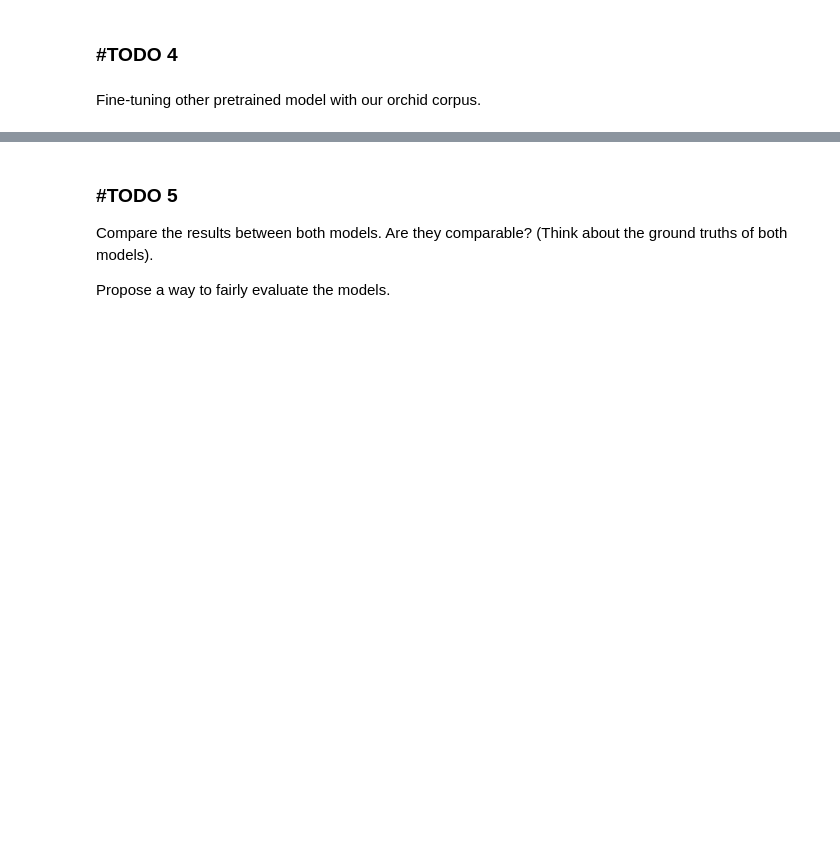
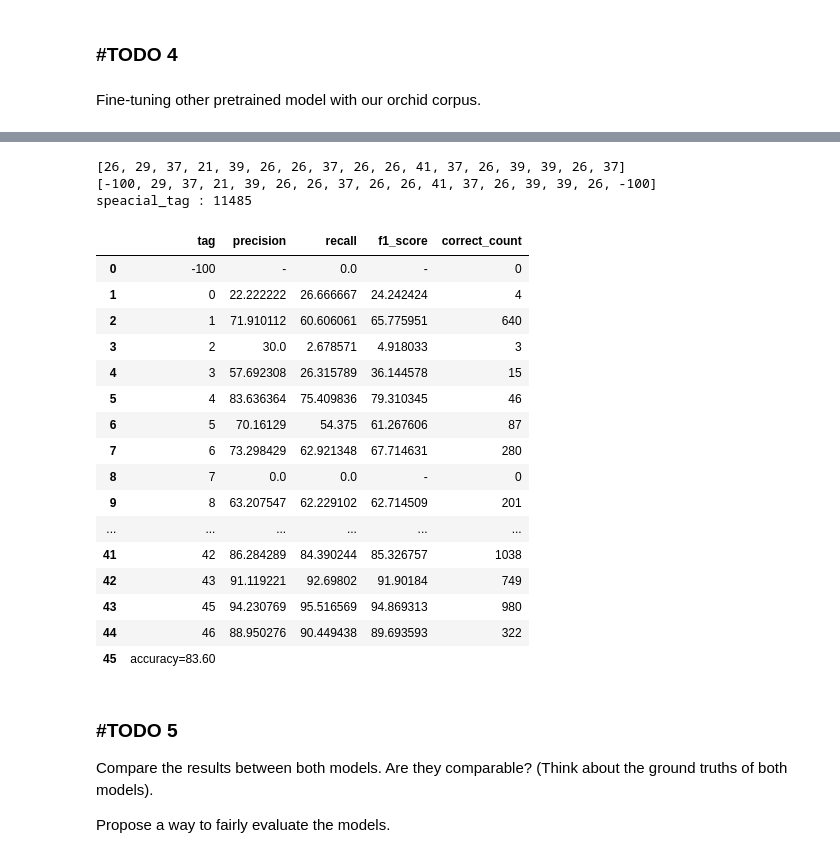
Before and after one commit to pupipatsk/NLP, a Jupyter notebook: HW-04/HW_4_POS_Tagging_with_HuggingFace_for_student.ipynb, the cells around one changed output, grey strips where cells are left out. Drawn from its saved outputs; the diff is of its cells as text; code cells hidden in the pictures; blank space fills up the shorter version.

```diff
--- a/HW-04/HW_4_POS_Tagging_with_HuggingFace_for_student.ipynb
+++ b/HW-04/HW_4_POS_Tagging_with_HuggingFace_for_student.ipynb
@@ -748,7 +837,7 @@ inputs
 from transformers import AutoModelForTokenClassification
 
 ## Load your fine-tuned model from Hugging Face
-model = AutoModelForTokenClassification.from_pretrained("YOUR/MODEL_PATH") ## your model path from Hugging Face
+model = AutoModelForTokenClassification.from_pretrained("pupipatsk/pos-wangchanberta-base-att-spm-uncased") ## your model path from Hugging Face
 with torch.no_grad():
     logits = model(**inputs).logits
 # %%
@@ -860,3 +987,7 @@ for inputs in test_data:
+# %%
+# load y_pred from local
+with open('y_pred-pos-wangchanberta-base-att-spm-uncased.json', 'r') as f:
+    y_pred = json.load(f)
 # %%
 # check our prediction with label
 # -100 is special tokens : [<s>, </s>, _]
@@ -995,3 +1243,55 @@ trainer.train()
+# %%
+######## EVALUATE YOUR MODEL ########
+test_data = tokenized_orchid["test"]
+y_test = [inputs['labels'] for inputs in test_data]
+
+model = AutoModelForTokenClassification.from_pretrained("pupipatsk/pos-wangchanberta-base-wiki-newmm")
+device = torch.device('cuda' if torch.cuda.is_available() else 'cpu')
+model.to(device)
+
+y_pred = []
+# run inference
+for inputs in tqdm(test_data):
+    text = inputs['sentence']
+    inputs = tokenizer(text, return_tensors="pt").to(device)
+    with torch.no_grad():
+        pred = model(**inputs).logits  # Model prediction
+        predictions = torch.argmax(pred, dim=2)  # Convert logits to labels
+        y_pred.append(predictions.cpu().tolist()[0])
+
+# save y_pred to local
+with open('y_pred-pos-wangchanberta-base-wiki-newmm.json', 'w') as f:
+    json.dump(y_pred, f)
+
+# load y_pred from local
+with open('y_pred-pos-wangchanberta-base-wiki-newmm.json', 'r') as f:
+    y_pred = json.load(f)
+
+print(y_pred[0])
+print(y_test[0])
+
+evaluation_report(y_test, y_pred)
+# %% [output]
+[26, 29, 37, 21, 39, 26, 26, 37, 26, 26, 41, 37, 26, 39, 39, 26, 37]
+[-100, 29, 37, 21, 39, 26, 26, 37, 26, 26, 41, 37, 26, 39, 39, 26, -100]
+speacial_tag : 11485
+|  | tag | precision | recall | f1_score | correct_count |
+| 0 | -100 | - | 0.0 | - | 0 |
+| 1 | 0 | 22.222222 | 26.666667 | 24.242424 | 4 |
+| 2 | 1 | 71.910112 | 60.606061 | 65.775951 | 640 |
+| 3 | 2 | 30.0 | 2.678571 | 4.918033 | 3 |
+| 4 | 3 | 57.692308 | 26.315789 | 36.144578 | 15 |
+| 5 | 4 | 83.636364 | 75.409836 | 79.310345 | 46 |
+| 6 | 5 | 70.16129 | 54.375 | 61.267606 | 87 |
+| 7 | 6 | 73.298429 | 62.921348 | 67.714631 | 280 |
+| 8 | 7 | 0.0 | 0.0 | - | 0 |
+| 9 | 8 | 63.207547 | 62.229102 | 62.714509 | 201 |
+| ... | ... | ... | ... | ... | ... |
+| 41 | 42 | 86.284289 | 84.390244 | 85.326757 | 1038 |
+| 42 | 43 | 91.119221 | 92.69802 | 91.90184 | 749 |
+| 43 | 45 | 94.230769 | 95.516569 | 94.869313 | 980 |
+| 44 | 46 | 88.950276 | 90.449438 | 89.693593 | 322 |
+| 45 | accuracy=83.60 |  |  |  |  |
 # %% [markdown]
 ### #TODO 5
 
```
Also changed, not shown: parts of 29 cells of this notebook, 3 other files.
